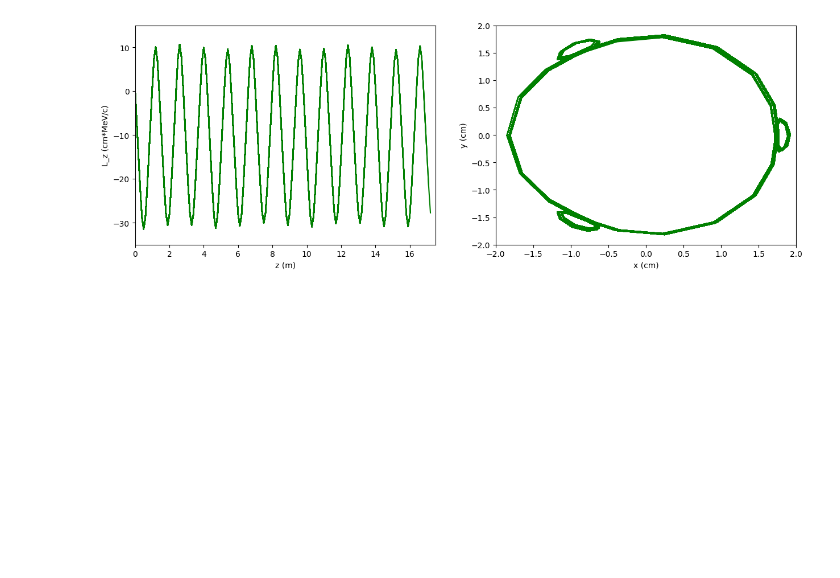
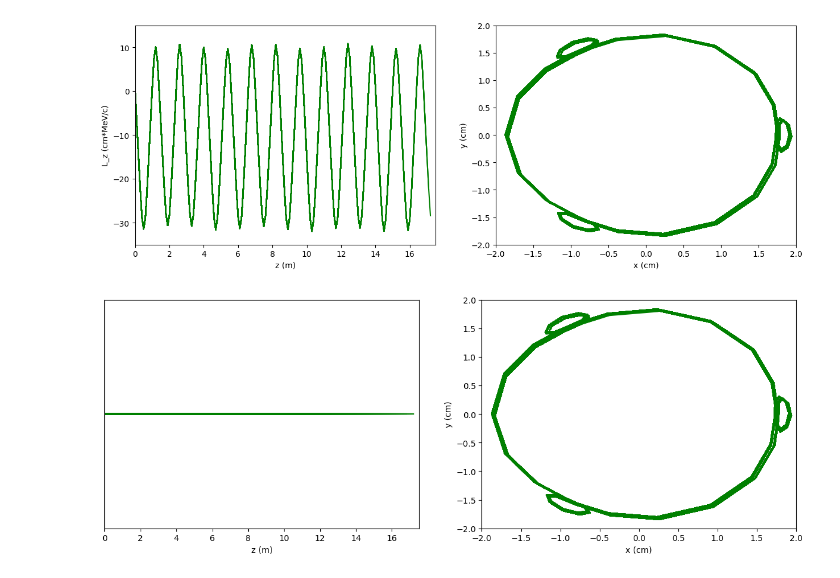
Before and after one commit to criggall/muon-cooling, a Jupyter notebook: Simplified-HFOFO/plot-reference-particle2.ipynb, the cells around one changed output. Cells and saved outputs as stored; diff of their text form; code cells hidden in the pictures; blank space fills up the shorter version.

```diff
--- a/Simplified-HFOFO/plot-reference-particle2.ipynb
+++ b/Simplified-HFOFO/plot-reference-particle2.ipynb
@@ -205,3 +205,29 @@ animation = FuncAnimation(fig, animate, frames=len(z_vals), interval=250, repeat
 animation.save('Lz_and_xy_animation.gif', writer='pillow')
 # %% [output]
 [figure]
+# %%
+# Animation of xy trajectory and z vs. t (to vizualize timing with lattice elements):
+# %matplotlib widget
+from matplotlib.animation import FuncAnimation
+fig, (ax1, ax2) = plt.subplots(1,2, figsize=(15, 5))
+def animate(frame):
+
+    # z plot:
+    vals = np.zeros(frame)
+    ax1.plot(z_vals[:frame],vals,color='green')
+    ax1.set_xlim((0,17.5))
+    ax1.set_ylim((-1,1))
+    ax1.set_yticks([])
+    ax1.set_xlabel('z (m)')
+
+    # x,y plot:
+    ax2.plot(x_vals[:frame],y_vals[:frame],color='green')
+    ax2.set_xlim((-2,2))
+    ax2.set_ylim((-2,2))
+    ax2.set_xlabel('x (cm)')
+    ax2.set_ylabel('y (cm)')
+
+animation = FuncAnimation(fig, animate, frames=len(z_vals), interval=250, repeat=True)
+animation.save('z_and_xy.gif', writer='pillow')
+# %% [output]
+[figure, added]
```
Also changed, not shown: parts of 8 cells of this notebook, 13 other files.
